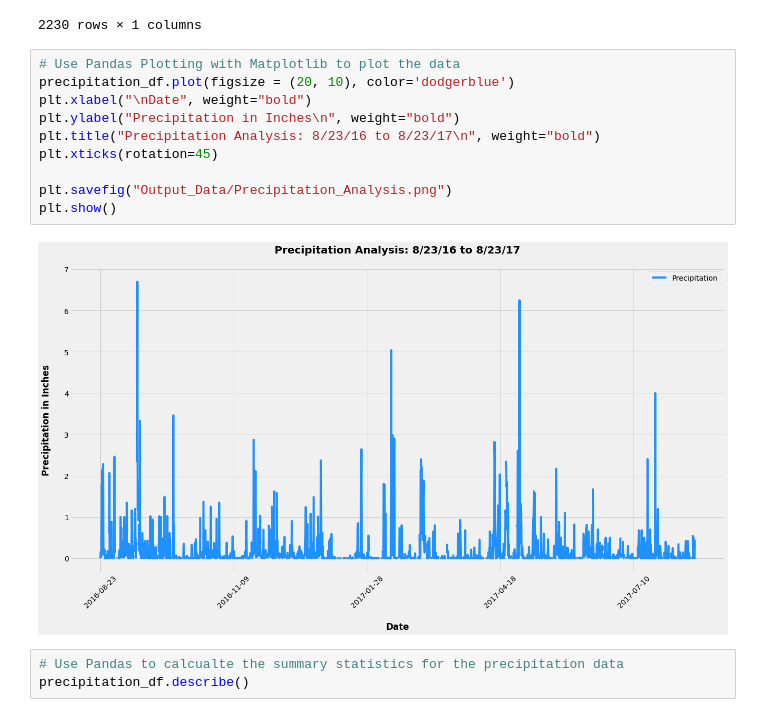
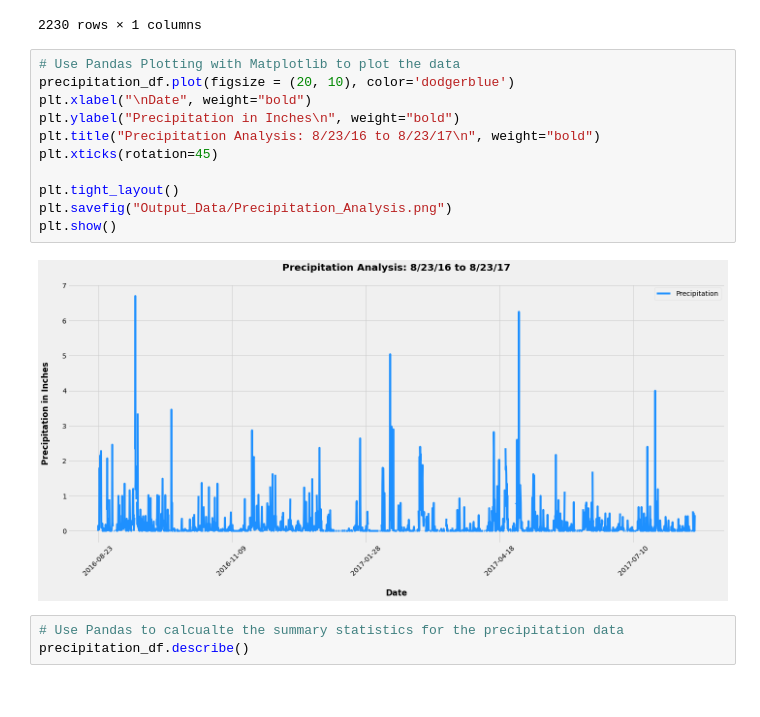
Before and after one commit to RH-cmd/sqlalchemy-challenge, a Jupyter notebook: climate_starter.ipynb, the cells around one changed output. Drawn from its saved outputs; the diff is of its cells as text.

```diff
--- a/climate_starter.ipynb
+++ b/climate_starter.ipynb
@@ -82,15 +82,16 @@ precipitation_df
 # %%
 # Use Pandas Plotting with Matplotlib to plot the data
 precipitation_df.plot(figsize = (20, 10), color='dodgerblue')
 plt.xlabel("\nDate", weight="bold")
 plt.ylabel("Precipitation in Inches\n", weight="bold")
 plt.title("Precipitation Analysis: 8/23/16 to 8/23/17\n", weight="bold")
 plt.xticks(rotation=45)
 
+plt.tight_layout()
 plt.savefig("Output_Data/Precipitation_Analysis.png")
 plt.show()
 # %% [output]
-[figure, old version]
+[figure, new version]
 # %%
 # Use Pandas to calcualte the summary statistics for the precipitation data
 precipitation_df.describe()
```
Also changed, not shown: 1 other file.
